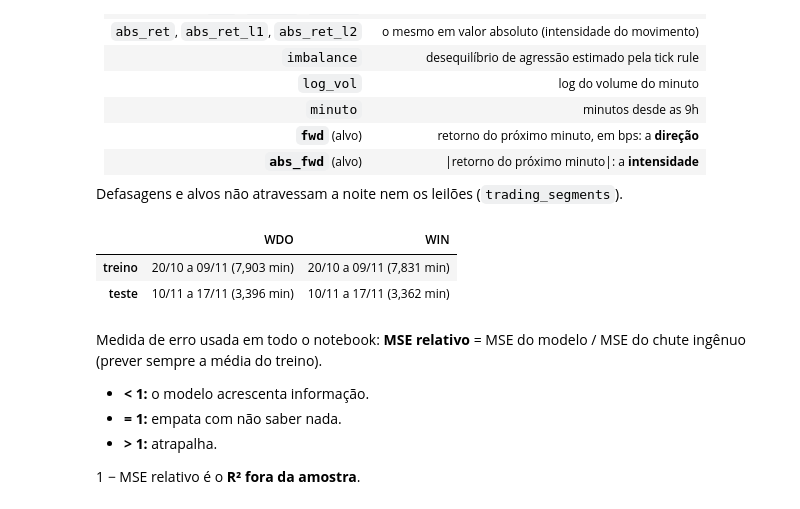
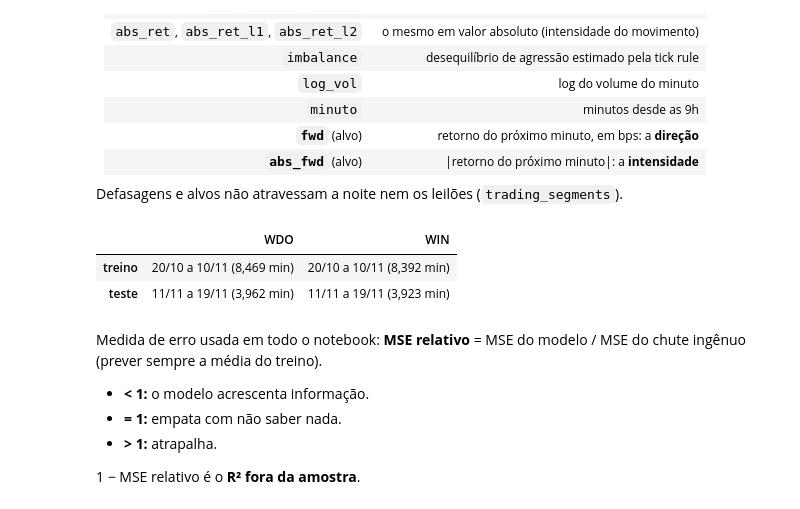
Before and after one commit to marcosemn/islp-b3-futures, a Jupyter notebook: notebooks/ch02_statistical_learning.ipynb, the cells around one changed output. Drawn from its saved outputs; the diff is of its cells as text; code cells hidden in the pictures.

```diff
--- a/notebooks/ch02_statistical_learning.ipynb
+++ b/notebooks/ch02_statistical_learning.ipynb
@@ -52,31 +52,32 @@ Defasagens e alvos não atravessam a noite nem os leilões (`trading_segments`).
 # %%
 FEATURES = ["ret", "ret_l1", "ret_l2", "abs_ret", "abs_ret_l1", "abs_ret_l2", "imbalance", "log_vol", "minuto"]
 
 
 def montar(b):
     b = add_forward_return(b.drop(columns="root"), 1)
     b["ret"] = b["ret"] * 1e4
     b["fwd"] = b["fwd_ret_1"] * 1e4
     b["abs_ret"], b["abs_fwd"] = b["ret"].abs(), b["fwd"].abs()
     b = add_lags(add_lags(b, "ret", 2), "abs_ret", 2)
     b["log_vol"] = np.log(b["volume"])
     b["minuto"] = (b.index.hour - 9) * 60 + b.index.minute
     return b.dropna(subset=FEATURES + ["fwd"])
 
 
 dados = {r: montar(g) for r, g in load("bars_1min").groupby("root")}
 dias = sorted(dados["WDO"].index.normalize().unique())
-corte = dias[14]
+n_treino = round(0.7 * len(dias))   # 70% dos pregões no treino, o resto no teste
+corte = dias[n_treino]
 treino = {r: d[d.index < corte] for r, d in dados.items()}
 teste = {r: d[d.index >= corte] for r, d in dados.items()}
 
 pd.DataFrame({r: {"treino": f"{treino[r].index[0]:%d/%m} a {treino[r].index[-1]:%d/%m} ({len(treino[r]):,} min)",
                   "teste": f"{teste[r].index[0]:%d/%m} a {teste[r].index[-1]:%d/%m} ({len(teste[r]):,} min)"}
               for r in dados})
 # %% [output]
 |  | WDO | WIN |
-| treino | 20/10 a 09/11 (7,903 min) | 20/10 a 09/11 (7,831 min) |
-| teste | 10/11 a 17/11 (3,396 min) | 10/11 a 17/11 (3,362 min) |
+| treino | 20/10 a 10/11 (8,469 min) | 20/10 a 10/11 (8,392 min) |
+| teste | 11/11 a 19/11 (3,962 min) | 11/11 a 19/11 (3,923 min) |
 # %% [markdown]
 Medida de erro usada em todo o notebook: **MSE relativo** = MSE do modelo / MSE do chute ingênuo (prever sempre a média do treino).
 - **< 1:** o modelo acrescenta informação.
```
Also changed, not shown: parts of 24 cells of this notebook, 4 other files.
